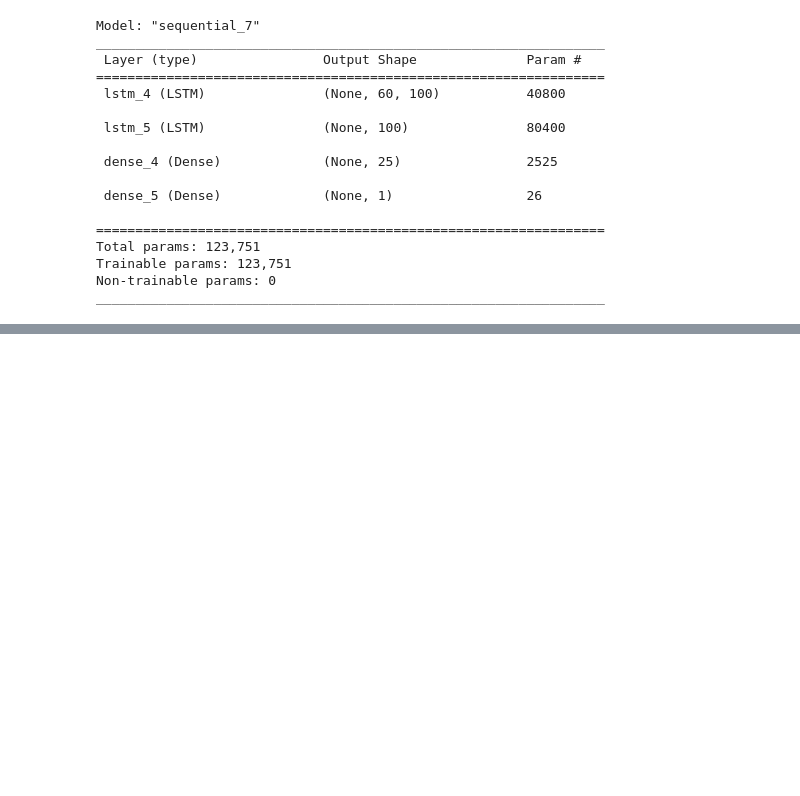
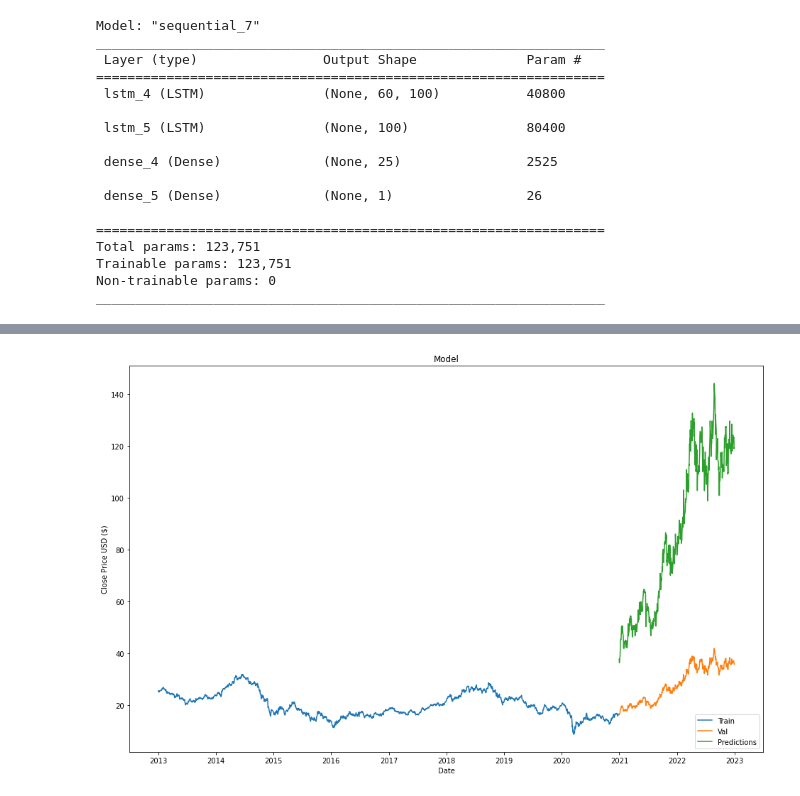
Before and after one commit to aliakbarrehman/DAT550---Data-Mining, a Jupyter notebook: project/Stock Market Analysis.ipynb, the cells around one changed output, grey strips where cells are left out. Drawn from its saved outputs; the diff is of its cells as text; code cells hidden in the pictures; blank space fills up the shorter version.

Commit message:
Fixed plotting the predictions

```diff
--- a/project/Stock Market Analysis.ipynb
+++ b/project/Stock Market Analysis.ipynb
@@ -501,13 +481,0 @@ print(rmse)
-# %%
-data = stock_data.filter(['Close'])
-train = data[:training_data_len]
-validation = data[training_data_len:]
-validation['Predictions'] = predictions
-plt.figure(figsize=(16,8))
-plt.title('Model')
-plt.xlabel('Date')
-plt.ylabel('Close Price USD ($)')
-plt.plot(train)
-plt.plot(validation[['Close', 'Predictions']])
-plt.legend(['Train', 'Val', 'Predictions'], loc='lower right')
-plt.show()
@@ -513,0 +501,17 @@ plt.show()
+# %%
+train = closing_price['EQNR'][:train_set_size]
+validation['Close'] = closing_price['EQNR'][train_set_size:]
+predictions_df = pd.DataFrame(predictions)
+predictions_df.index = closing_price['EQNR'][train_set_size:].index
+validation['Predictions'] = predictions_df
+plt.figure(figsize=(16,10))
+plt.title('Model')
+plt.xlabel('Date')
+plt.ylabel('Close Price USD ($)')
+plt.plot(train)
+plt.plot(validation['Close'])
+plt.plot(validation['Predictions'])
+plt.legend(['Train', 'Val', 'Predictions'], loc='lower right')
+plt.show()
+# %% [output]
+[figure, added]
```
Also changed, not shown: parts of 4 cells of this notebook.
